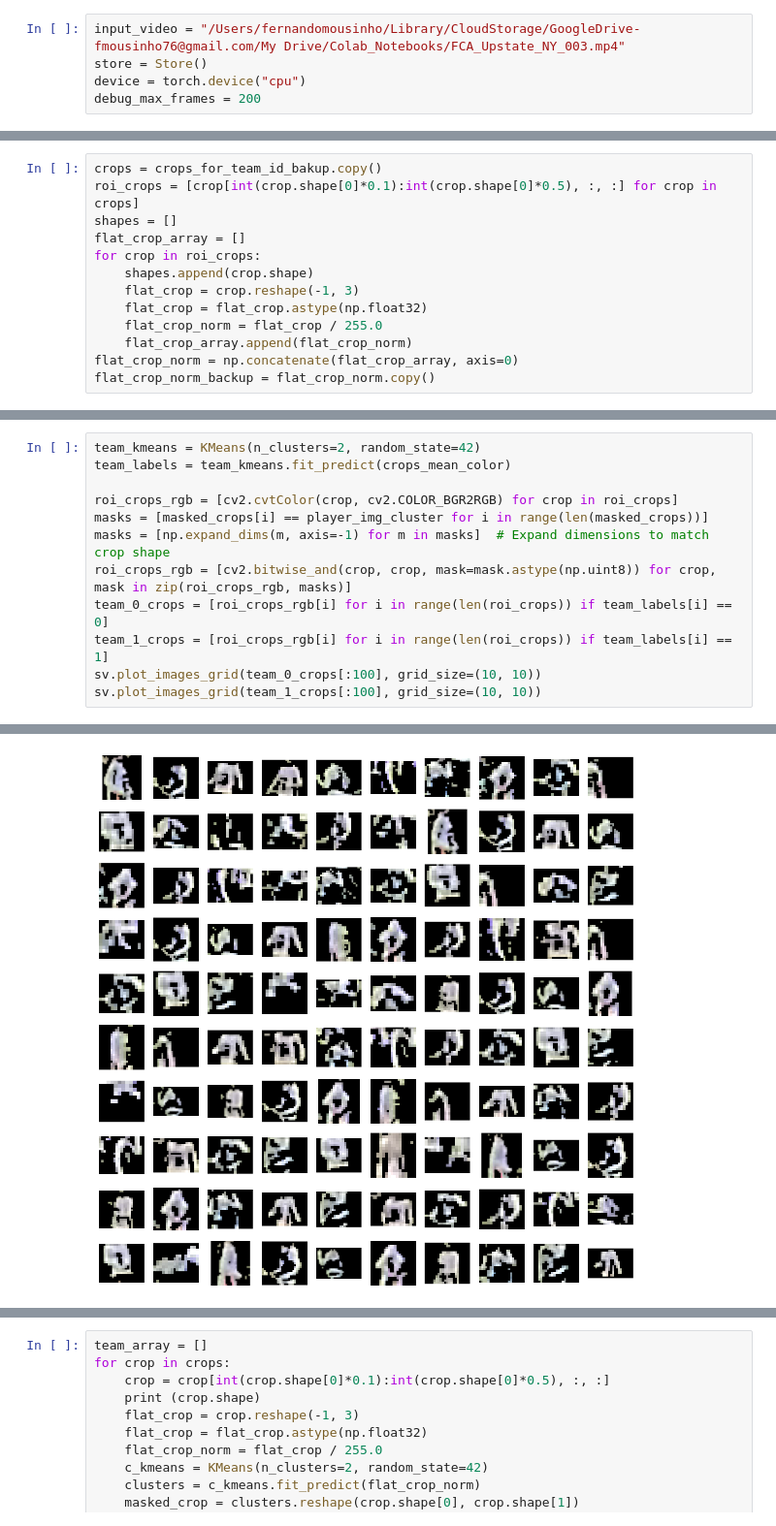
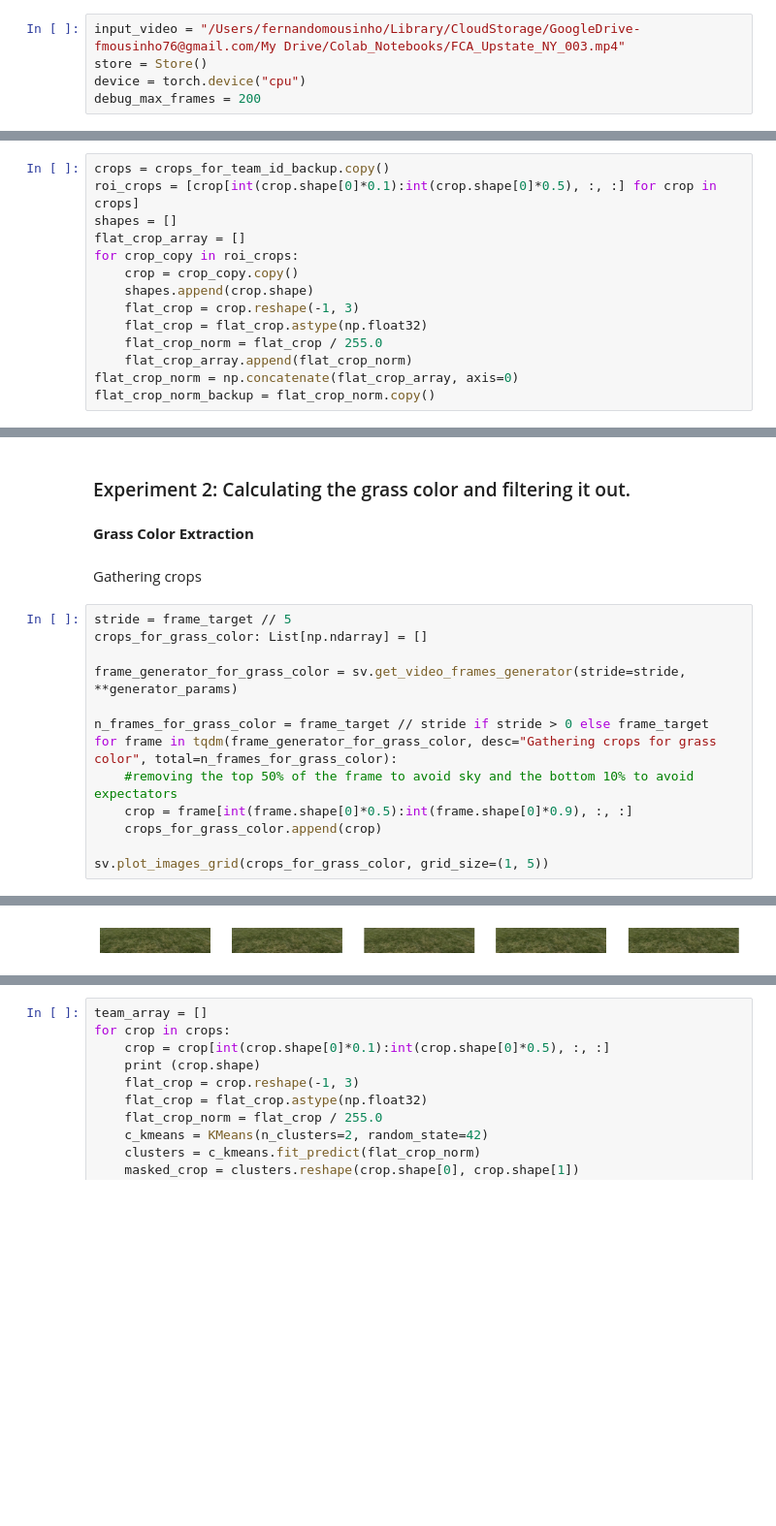
Before and after one commit to fmousinho/LaxAI, a Jupyter notebook: notebook.ipynb, the cells around one changed output, grey strips where cells are left out. Shown: that part at 97% size. Drawn from its saved outputs; the diff is of its cells as text; blank space fills up the shorter version.

```diff
--- a/notebook.ipynb
+++ b/notebook.ipynb
@@ -91,9 +96,10 @@ crops_for_team_id_bakup = crops_for_team_id.copy()
 # %%
-crops = crops_for_team_id_bakup.copy()
+crops = crops_for_team_id_backup.copy()
 roi_crops = [crop[int(crop.shape[0]*0.1):int(crop.shape[0]*0.5), :, :] for crop in crops]
 shapes = []
 flat_crop_array = []
-for crop in roi_crops:
+for crop_copy in roi_crops:
+    crop = crop_copy.copy()
     shapes.append(crop.shape)
     flat_crop = crop.reshape(-1, 3)
     flat_crop = flat_crop.astype(np.float32)
@@ -145,13 +245,20 @@ sv.plot_images_grid(color_patches, grid_size=(10, 10))
+# %% [markdown]
+### Experiment 2: Calculating the grass color and filtering it out.
+# %% [markdown]
+**Grass Color Extraction**
+# %% [markdown]
+Gathering crops
 # %%
-team_kmeans = KMeans(n_clusters=2, random_state=42)
-team_labels = team_kmeans.fit_predict(crops_mean_color)
+stride = frame_target // 5
+crops_for_grass_color: List[np.ndarray] = []
 
-roi_crops_rgb = [cv2.cvtColor(crop, cv2.COLOR_BGR2RGB) for crop in roi_crops]
-masks = [masked_crops[i] == player_img_cluster for i in range(len(masked_crops))]
-masks = [np.expand_dims(m, axis=-1) for m in masks]  # Expand dimensions to match crop shape
-roi_crops_rgb = [cv2.bitwise_and(crop, crop, mask=mask.astype(np.uint8)) for crop, mask in zip(roi_crops_rgb, masks)]
-team_0_crops = [roi_crops_rgb[i] for i in range(len(roi_crops)) if team_labels[i] == 0]
-team_1_crops = [roi_crops_rgb[i] for i in range(len(roi_crops)) if team_labels[i] == 1]
-sv.plot_images_grid(team_0_crops[:100], grid_size=(10, 10))
-sv.plot_images_grid(team_1_crops[:100], grid_size=(10, 10))
+frame_generator_for_grass_color = sv.get_video_frames_generator(stride=stride, **generator_params)
+
+n_frames_for_grass_color = frame_target // stride if stride > 0 else frame_target
+for frame in tqdm(frame_generator_for_grass_color, desc="Gathering crops for grass color", total=n_frames_for_grass_color):
+    #removing the top 50% of the frame to avoid sky and the bottom 10% to avoid expectators
+    crop = frame[int(frame.shape[0]*0.5):int(frame.shape[0]*0.9), :, :]
+    crops_for_grass_color.append(crop)
+
+sv.plot_images_grid(crops_for_grass_color, grid_size=(1, 5))
 # %% [output]
@@ -164 +265 @@ RuntimeWarning: invalid value encountered in matmul
-[figure, old version]
+[figure, new version]
```
Also changed, not shown: parts of 30 cells of this notebook.
